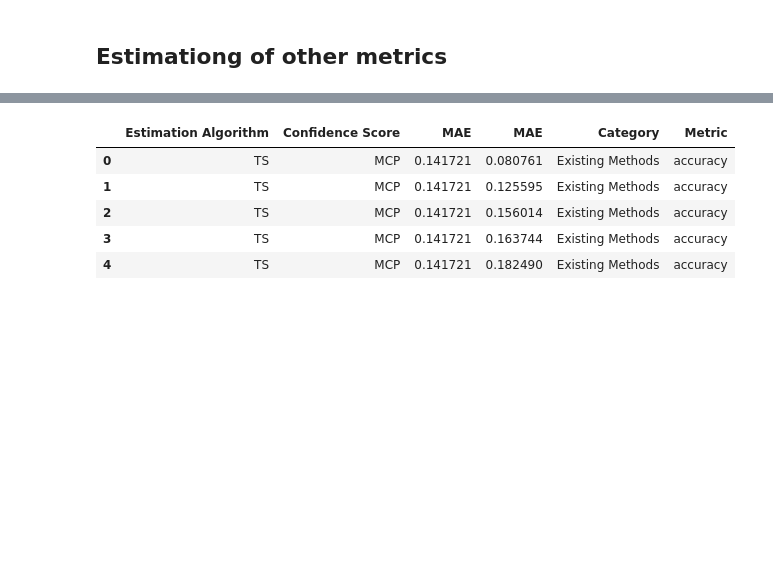
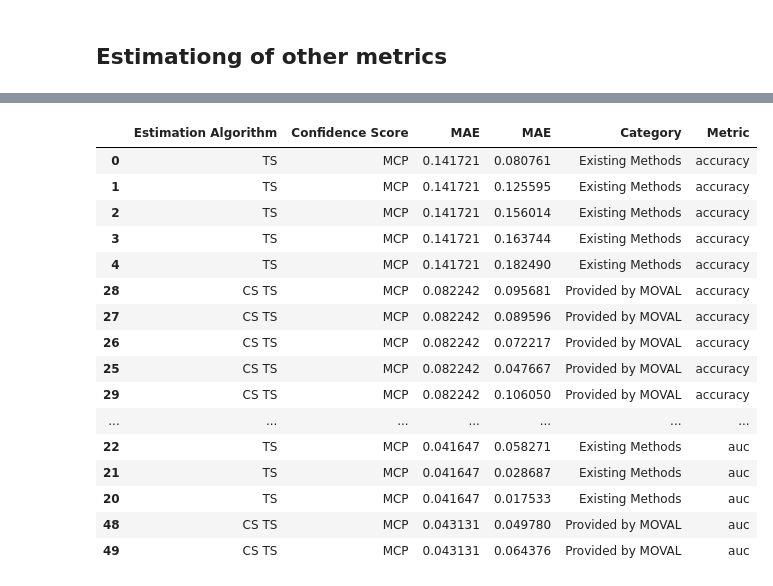
Before and after one commit to ZerojumpLine/MOVAL, a Jupyter notebook: docs/source/demos/estim_cls.ipynb, the cells around one changed output, grey strips where cells are left out. Saved outputs shown, nothing was run; the diff lists cells and outputs as text; code cells hidden in the pictures; blank space fills up the shorter version.

```diff
--- a/docs/source/demos/estim_cls.ipynb
+++ b/docs/source/demos/estim_cls.ipynb
@@ -200,38 +200,35 @@ def test_cls(estim_algorithm, mode, metric, confidence_scores, class_specific, l
         _logits_test = logits_tests[k_test]
         _gt_test = gt_tests[k_test]
 
+        estim_acc_test = moval_model.estimate(_logits_test)
 
         pred_test = np.argmax(_logits_test, axis = 1)
         if metric == "accuracy":
-            estim_acc_test = moval_model.estimate_accuracy(_logits_test)
+
             real_metric = np.sum(_gt_test == pred_test) / len(_gt_test)
         elif metric == "sensitivity":
-            estim_acc_test = moval_model.estimate_sensitivity(_logits_test)
             real_sensitivities = []
             for kcls in range(_logits_test.shape[1]):
                 _, real_sensitivity, _ = ComputMetric(_gt_test == kcls, pred_test == kcls)
                 real_sensitivities.append(real_sensitivity)
-            real_metric = np.mean(real_sensitivities)
+            real_metric = real_sensitivities
         elif metric == "precision":
-            estim_acc_test = moval_model.estimate_precision(_logits_test)
             real_precisions = []
             for kcls in range(_logits_test.shape[1]):
                 _, _, real_precision = ComputMetric(_gt_test == kcls, pred_test == kcls)
                 real_precisions.append(real_precision)
-            real_metric = np.mean(real_precisions)
+            real_metric = real_precisions
         elif metric == "f1score":
-            estim_acc_test = moval_model.estimate_f1score(_logits_test)
             real_F1scores = []
             for kcls in range(_logits_test.shape[1]):
                 real_F1score, _, _ = ComputMetric(_gt_test == kcls, pred_test == kcls)
                 real_F1scores.append(real_F1score)
-            real_metric = np.mean(real_F1scores)
+            real_metric = real_F1scores
         else:
-            estim_acc_test = moval_model.estimate_auc(_logits_test)
             real_auc = ComputAUC(_gt_test, cal_softmax(_logits_test))
-            real_metric = np.mean(real_auc)
+            real_metric = real_auc
 
-        err_test = np.abs(real_metric - estim_acc_test )
+        err_test = np.mean(np.abs(real_metric - estim_acc_test ))
         err_tests.append(err_test)
 
     return err_tests, moval_model
@@ -672,14 +669,25 @@ custom_order = ['accuracy', 'sensitivity', 'precision', 'f1score', 'auc']
 df['Metric'] = pd.Categorical(df['Metric'], categories=custom_order, ordered=True)
 df = df.sort_values(by='Metric')
 # %%
-df.head()
+df
 # %% [output]
 |  | Estimation Algorithm | Confidence Score | MAE | MAE | Category | Metric |
 | 0 | TS | MCP | 0.141721 | 0.080761 | Existing Methods | accuracy |
 | 1 | TS | MCP | 0.141721 | 0.125595 | Existing Methods | accuracy |
 | 2 | TS | MCP | 0.141721 | 0.156014 | Existing Methods | accuracy |
 | 3 | TS | MCP | 0.141721 | 0.163744 | Existing Methods | accuracy |
 | 4 | TS | MCP | 0.141721 | 0.182490 | Existing Methods | accuracy |
+| 28 | CS TS | MCP | 0.082242 | 0.095681 | Provided by MOVAL | accuracy |
+| 27 | CS TS | MCP | 0.082242 | 0.089596 | Provided by MOVAL | accuracy |
+| 26 | CS TS | MCP | 0.082242 | 0.072217 | Provided by MOVAL | accuracy |
+| 25 | CS TS | MCP | 0.082242 | 0.047667 | Provided by MOVAL | accuracy |
+| 29 | CS TS | MCP | 0.082242 | 0.106050 | Provided by MOVAL | accuracy |
+| ... | ... | ... | ... | ... | ... | ... |
+| 22 | TS | MCP | 0.041647 | 0.058271 | Existing Methods | auc |
+| 21 | TS | MCP | 0.041647 | 0.028687 | Existing Methods | auc |
+| 20 | TS | MCP | 0.041647 | 0.017533 | Existing Methods | auc |
+| 48 | CS TS | MCP | 0.043131 | 0.049780 | Provided by MOVAL | auc |
+| 49 | CS TS | MCP | 0.043131 | 0.064376 | Provided by MOVAL | auc |
 # %%
 ax = sns.boxplot(df, x="Metric", y="MAE ", hue="Estimation Algorithm")
 # %% [output]
```
Also changed, not shown: parts of 22 cells of this notebook, 3 other files.
